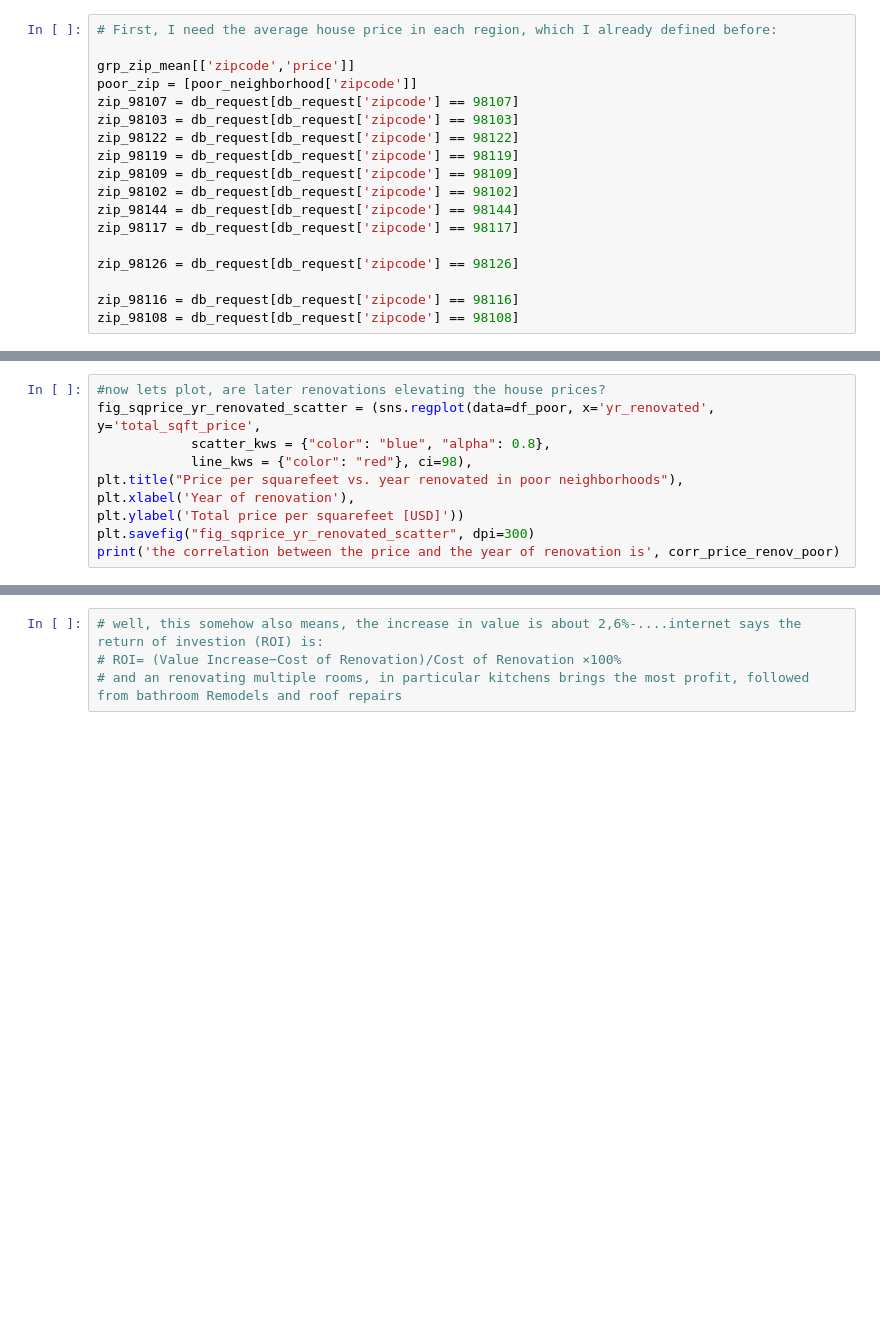
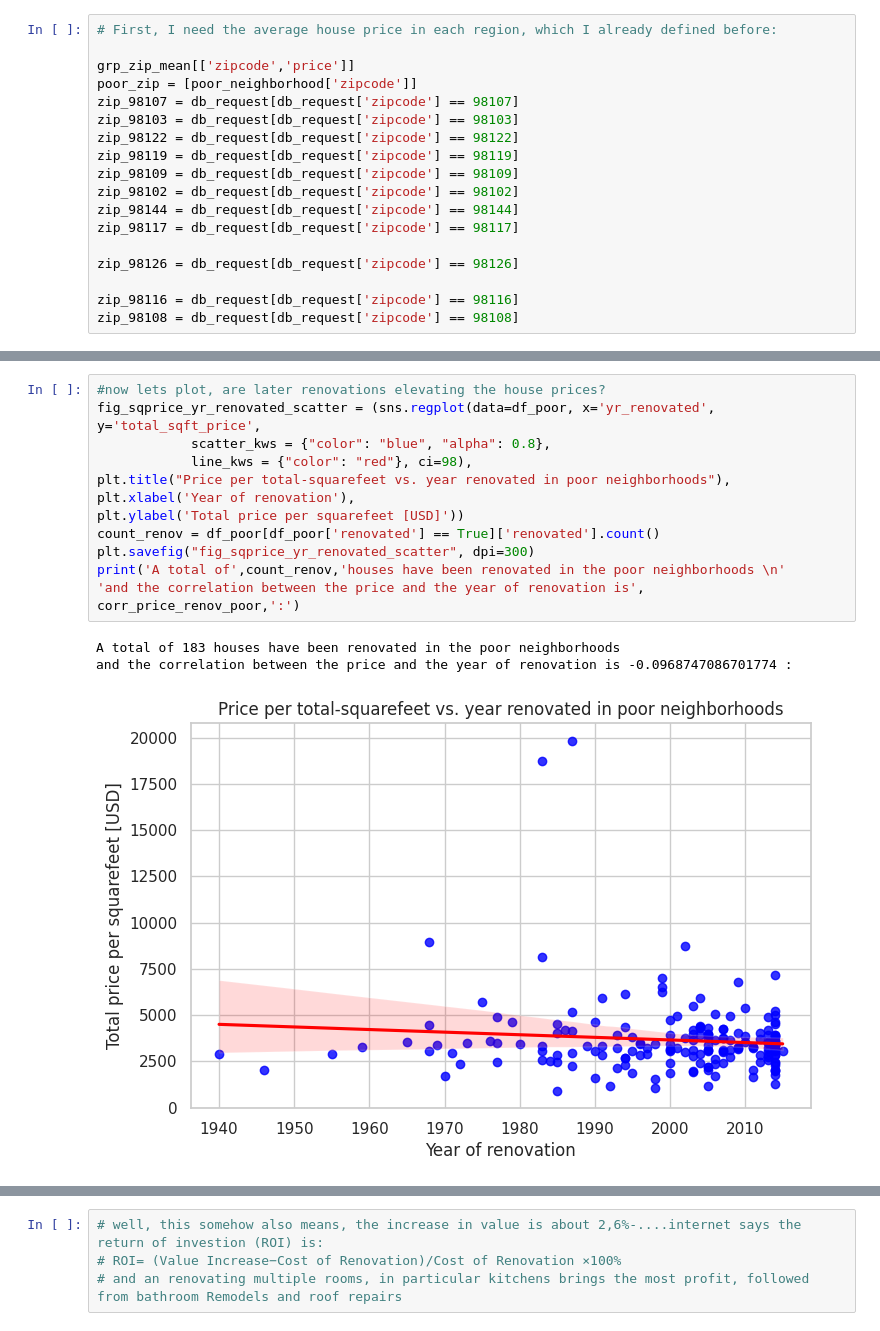
Before and after one commit to TheScieeentist/EDA_Project_RealEstate, a Jupyter notebook: EDA.ipynb, the cells around one changed output, grey strips where cells are left out. Saved outputs shown, nothing was run; the diff lists cells and outputs as text; blank space fills up the shorter version.

```diff
--- a/EDA.ipynb
+++ b/EDA.ipynb
@@ -525,12 +575,18 @@ df_poor
 # %%
 #now lets plot, are later renovations elevating the house prices?
 fig_sqprice_yr_renovated_scatter = (sns.regplot(data=df_poor, x='yr_renovated', y='total_sqft_price',
             scatter_kws = {"color": "blue", "alpha": 0.8},
             line_kws = {"color": "red"}, ci=98),
-plt.title("Price per squarefeet vs. year renovated in poor neighborhoods"),
+plt.title("Price per total-squarefeet vs. year renovated in poor neighborhoods"),
 plt.xlabel('Year of renovation'),
 plt.ylabel('Total price per squarefeet [USD]'))
+count_renov = df_poor[df_poor['renovated'] == True]['renovated'].count()
 plt.savefig("fig_sqprice_yr_renovated_scatter", dpi=300)
-print('the correlation between the price and the year of renovation is', corr_price_renov_poor)
+print('A total of',count_renov,'houses have been renovated in the poor neighborhoods \n'
+'and the correlation between the price and the year of renovation is', corr_price_renov_poor,':')
+# %% [output]
+A total of 183 houses have been renovated in the poor neighborhoods
+and the correlation between the price and the year of renovation is -0.0968747086701774 :
+[figure, added]
 # %%
 sns.barplot(data=df_poor, x='renovated', y='total_sqft_price', hue='zipcode', palette='colorblind')
```
Also changed, not shown: parts of 23 cells of this notebook, 18 other files.
